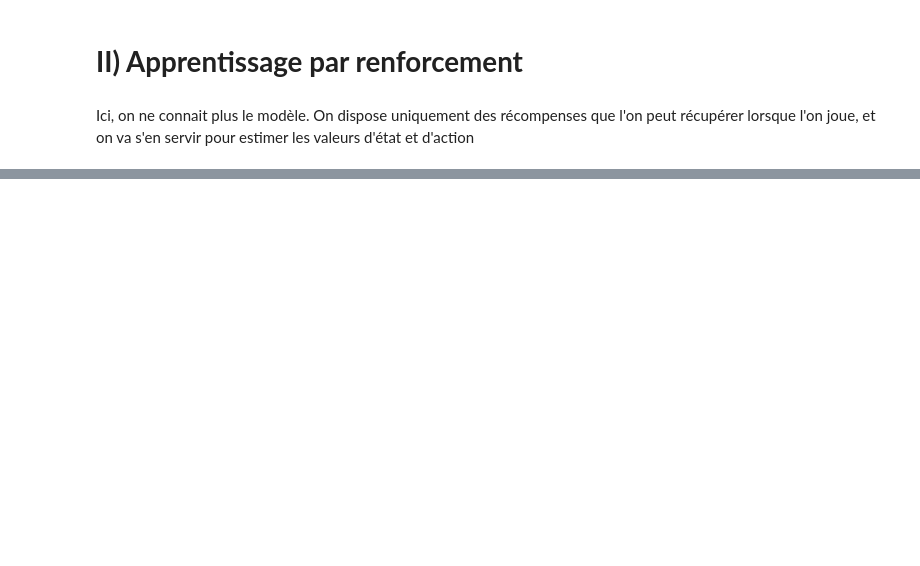
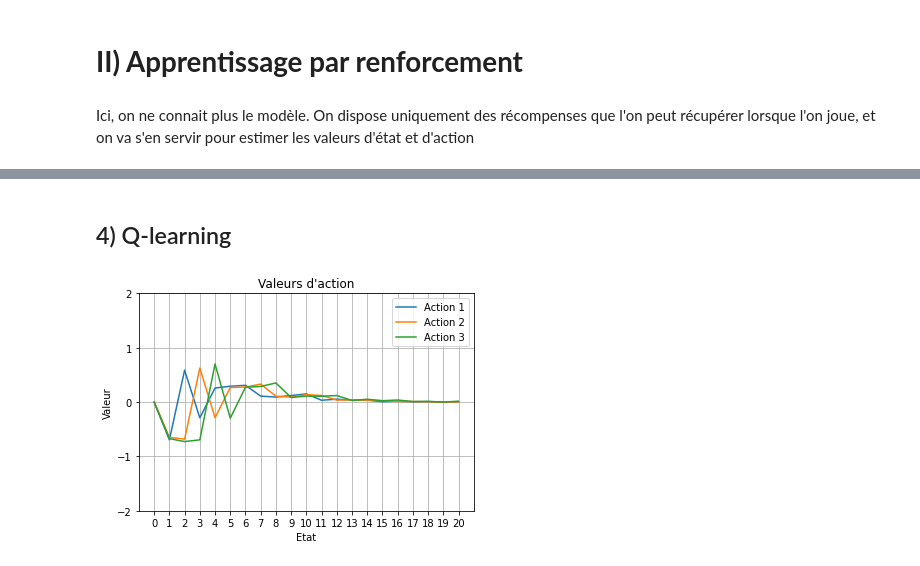
Before and after one commit to yanisadel/ML-from-scratch, a Jupyter notebook: Reinforcement Learning/Nim.ipynb, the cells around one changed output, grey strips where cells are left out. Cells and saved outputs as stored; diff of their text form; code cells hidden in the pictures; blank space fills up the shorter version.

```diff
--- a/Reinforcement Learning/Nim.ipynb
+++ b/Reinforcement Learning/Nim.ipynb
@@ -174,0 +336,33 @@ Ici, on ne connait plus le modèle. On dispose uniquement des récompenses que l
+# %% [markdown]
+## 4) Q-learning
+# %%
+V = np.zeros(nb_states)
+Q = np.zeros((nb_actions, nb_states))
+
+nb_games = 1000
+
+env = NimEnv()
+
+for _ in range(nb_games):
+    observation_history = np.array([]).astype(int)
+    reward_history = np.array([])
+    action_history = np.array([]).astype(int)
+
+    done = False
+    observation = env.game.get_observation()
+
+    while not done:
+        action_agent = epsilon_avare(Q, env.game.get_observation())
+        observation, next_observation, reward, done = env.step(action_agent)
+
+        next_action_max = avare(Q, next_observation)
+        if done:
+            Q[action_agent][observation] += alpha*(reward - Q[action_agent][observation])
+        else:
+            Q[action_agent][observation] += alpha*(reward + gamma*Q[next_action_max][next_observation] - Q[action_agent][observation])
+
+    env.reset()
+
+affiche_valeurs_actions(states, Q)
+# %% [output]
+[figure, added]
```
Also changed, not shown: parts of 19 cells of this notebook.
